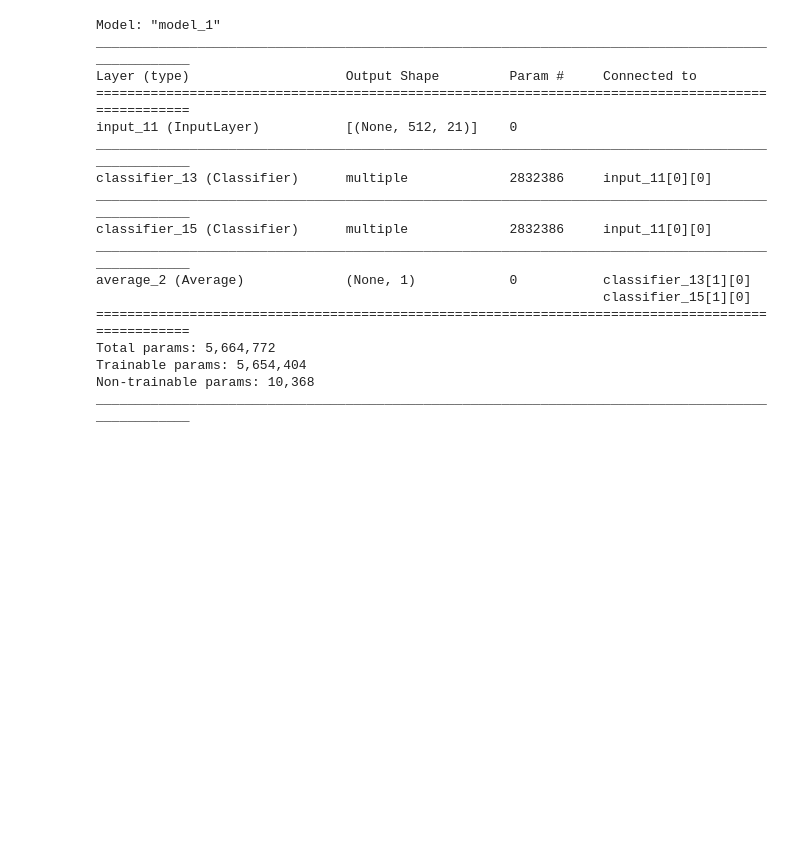
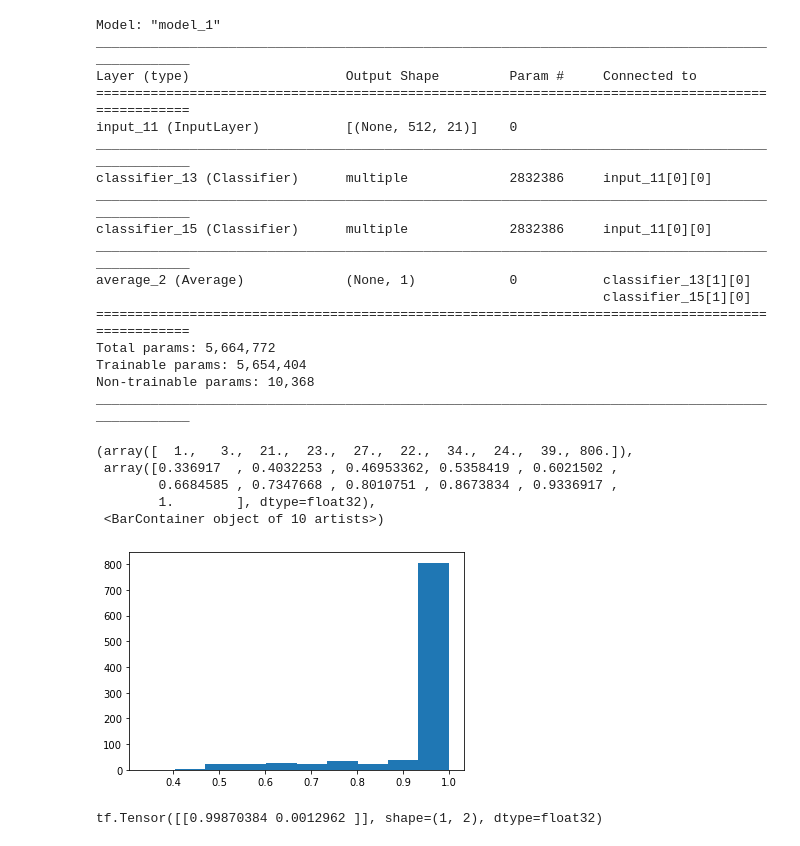
Before and after one commit to Umbriona/cycle_gan, a Jupyter notebook: scripts/Debug.ipynb, the cells around one changed output. Drawn from its saved outputs; the diff is of its cells as text; code cells hidden in the pictures; blank space fills up the shorter version.

```diff
--- a/scripts/Debug.ipynb
+++ b/scripts/Debug.ipynb
@@ -326,3 +326,14 @@ Total params: 5,664,772
 Trainable params: 5,654,404
 Non-trainable params: 10,368
 __________________________________________________________________________________________________
+# %%
+import os, sys
+import tensorflow as tf
+path = os.path.dirname(os.getcwd())
+sys.path.append(path)
+from utils.layers_new import GumbelSoftmax
+
+activation = GumbelSoftmax(temperature = tf.constant(1, dtype=tf.float32))
+# %%
+seq = tf.constant([[0.1,0.1,0.1, 0.7]])
+out = activation(seq)
@@ -328,0 +343,22 @@ ________________________________________________________________________________
+# %%
+outputs_max = []
+outputs_min = []
+for _ in range(1000):
+    out = activation(seq)
+    outputs_max.append(max(out.numpy()[0,:]))
+    outputs_min.append(min(out.numpy()[0,:]))
+# %%
+import matplotlib.pyplot as plt
+
+plt.hist(outputs_max)
+# %% [output]
+(array([  1.,   3.,  21.,  23.,  27.,  22.,  34.,  24.,  39., 806.]),
+ array([0.336917  , 0.4032253 , 0.46953362, 0.5358419 , 0.6021502 ,
+        0.6684585 , 0.7347668 , 0.8010751 , 0.8673834 , 0.9336917 ,
+        1.        ], dtype=float32),
+ <BarContainer object of 10 artists>)
+[figure, added]
+# %%
+print(out)
+# %% [output]
+tf.Tensor([[0.99870384 0.0012962 ]], shape=(1, 2), dtype=float32)
```
Also changed, not shown: parts of 1 cell of this notebook, 6 other files.
